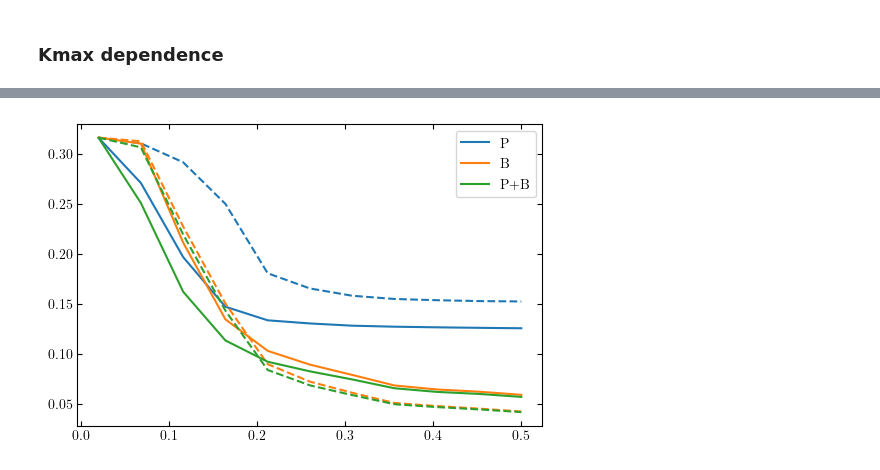
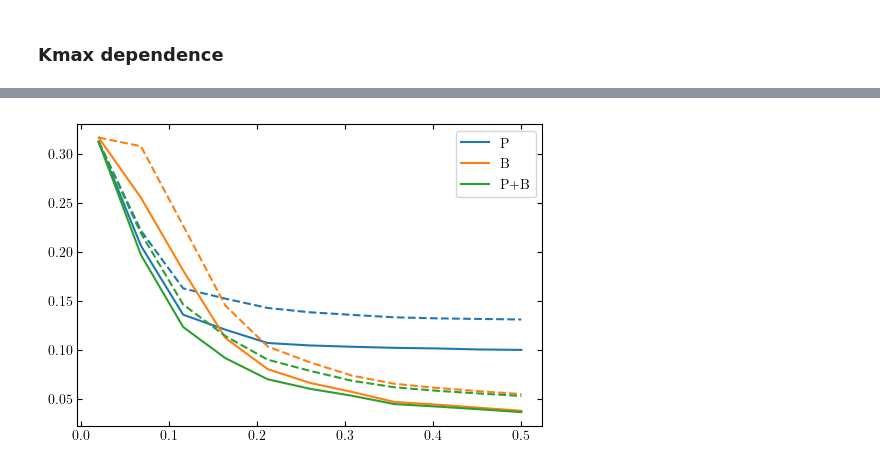
Before and after one commit to yanlongastro/galaxy_survey, a Jupyter notebook: galaxy_survey.ipynb, the cells around one changed output, grey strips where cells are left out. Saved outputs shown, nothing was run; the diff lists cells and outputs as text; code cells hidden in the pictures.

```diff
--- a/galaxy_survey.ipynb
+++ b/galaxy_survey.ipynb
@@ -362,0 +351,17 @@ for i in range(10):
+# %%
+kh = np.linspace(0.001, .5, num=1000)
+
+mu, z = 0, 2
+
+for i in range(2, 10):
+    dp = np.array([svy.integrand_ps(x, mu, z, wiggle_only=True)[i, i] for x in kh])
+    pl = plt.plot(kh, dp/dp.max())
+plt.show()
+
+for j in range(8):
+    dps = np.array([svy.power_spectrum_derivative_cosmological_parameters(x, mu, z, wiggle_only=True) for x in kh])
+    ps = np.array([svy.power_spectrum(x, mu, z) for x in kh])
+    ts = dps[:,j]**2/ps**2*kh**2
+    plt.plot(kh, ts/ts.max(), label='%d'%j)
+plt.legend()
+plt.show()
@@ -447,12 +455,12 @@ import defaults as df
 
 dfs = df.defaults()
 surveys = [dfs.boss, dfs.desi, dfs.spherex, dfs.pfs, dfs.roman, dfs.euclid,]
-#surveys = [dfs.pfs]
+#surveys = [dfs.boss, dfs.desi]
 
 with h5py.File('planck_cmb_fisher_original.hdf5', 'r') as cf:
     cmb_fisher = fm.read_hdf5(cf)
 
-ks = np.linspace(0.011, 0.5, num=11)
+ks = np.linspace(0.011, 0.3, num=41)
 
 with h5py.File("ps_kamx_dependence.hdf5", "w") as f:
     f.create_dataset('kmaxs', data=ks)
@@ -473,7 +481,11 @@ with h5py.File("ps_kamx_dependence.hdf5", "w") as f:
                 else:
                     pp = {'a': [], 'b' :[1]}
                 svy.update_survey_setups(survey_geometrics=survey, polynomial_parameters=pp)
-                fs = svy.get_power_spectrum_fisher_matrix(wiggle_only=x, regions=[{'k_min': 0.01,'k_max': k,'mu_min': -1.0,'mu_max': 1.0}])
+                fs = svy.get_power_spectrum_fisher_matrix(wiggle_only=x,
+                                                          div_k = int(max((k-0.01)//0.005, 2)),
+                                                          div_mu = 20,
+                                                          regions=[{'k_min': 0.01,'k_max': k,'mu_min': -1.0,'mu_max': 1.0}])
+                fs = fs.slice(['poly', 'bias'], fuzzy_filter=True, exclude=True)
                 sn = fs.merge(cmb_fisher).slice(['YHe', 'alpha', 'beta'], exclude=True).constraints()[1]['nnu']
                 temp.append(sn)
                 sn = fs.merge(cmb_fisher).slice(['alpha', 'beta'], exclude=True).constraints()[1]['nnu']
@@ -1016,7 +1025,7 @@ for fs in [cmb_fisher.merge(fsb), cmb_fisher, cmb_fisher.merge(fsbw)]:
 # %% [markdown]
 ### Kmax dependence
 # %%
-surveys = [dfs.boss, dfs.desi]
+surveys = [dfs.desi]
 ks = np.linspace(0.02, 0.5, num=11)
 
 with h5py.File("survey_fisher_matrix_kmax.hdf5", "w") as f:
@@ -1039,7 +1048,7 @@ with h5py.File("survey_fisher_matrix_kmax.hdf5", "w") as f:
                 group_k = group_svy[key_k]
 
             for x, l in zip([True, False], ['w', '']):
-                fsp = svy.get_power_spectrum_fisher_matrix(wiggle_only=x,
+                fsp = svy.get_power_spectrum_fisher_matrix(wiggle_only=x, div_k = int((kmax-0.01)/0.005),
                             regions=[{'k_min': 0.01,'k_max': kmax,'mu_min': -1.0,'mu_max': 1.0}])
                 div = int(max(6, (kmax)/0.045))
                 print(div, end='')
@@ -1107,37 +1099,38 @@ polys_ex = ['poly_'+x for x in polys_ex]
 polys_ex_w = ['a5', 'b2', 'b3', 'b4', 'b5']
 polys_ex_w = ['poly_'+x for x in polys_ex_w]
 
-# polys_ex = ['poly_']
-# polys_ex_w = ['poly_']
+polys_ex = ['poly_', 'bias']
+polys_ex_w = ['poly_', 'bias']
 
 sns = []
 with h5py.File("survey_fisher_matrix_kmax.hdf5", "r") as f:
     for i in range(len(ks)):
         temp = []
         kmax = ks[i]
         key_k = str(i)
         fv = f['desi']
         fsb = fm.read_hdf5(fv[key_k]['B']).slice(polys_ex, fuzzy_filter=True, exclude=True)
         fsbw = fm.read_hdf5(fv[key_k]['Bw']).slice(polys_ex_w, fuzzy_filter=True, exclude=True)
         fsp = fm.read_hdf5(fv[key_k]['P']).slice(polys_ex, fuzzy_filter=True, exclude=True)
         fspw = fm.read_hdf5(fv[key_k]['Pw']).slice(polys_ex_w, fuzzy_filter=True, exclude=True)
         for fs in [fsp, fspw, fsb, fsbw, fsp.merge(fsb), fspw.merge(fsbw)]:
             sn = fs.slice(['alpha', 'beta',], exclude=True).merge(cmb_fisher).constraints()[1]['nnu']
+            #print(fs.slice(['alpha', 'beta',], exclude=True).merge(cmb_fisher).keys)
             temp.append(sn)
         sns.append(temp)
 
 sns = np.array(sns)
 
 for j, l in zip(range(3), ['P', 'B', 'P+B']):
     k = 0+j*2
     pl = plt.plot(ks, sns[:,k], label=l)
     k = 1+j*2
     pl = plt.plot(ks, sns[:,k], ls='--', c=pl[0].get_color())
 
 plt.legend()
 plt.show()
 # %% [output]
-[figure, old version]
+[figure, new version]
 # %%
 sns = []
 with h5py.File("survey_fisher_matrix_kmax.hdf5", "r") as f:
```
Also changed, not shown: parts of 18 cells of this notebook, 4 other files.
